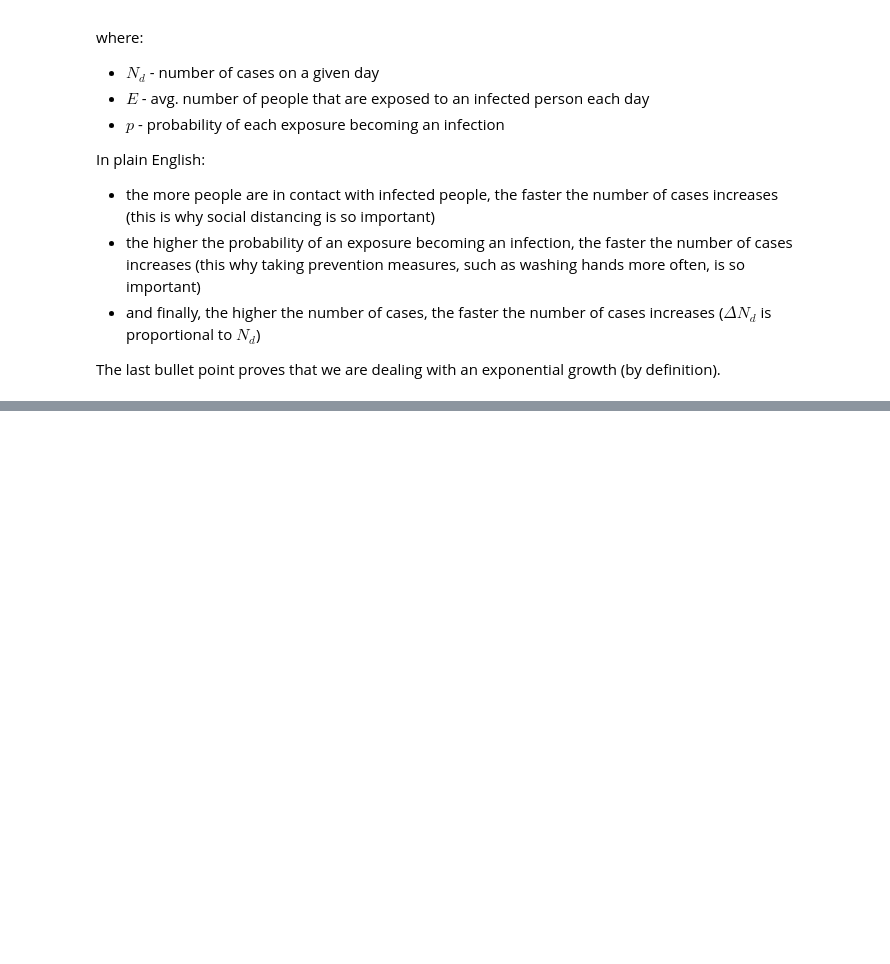
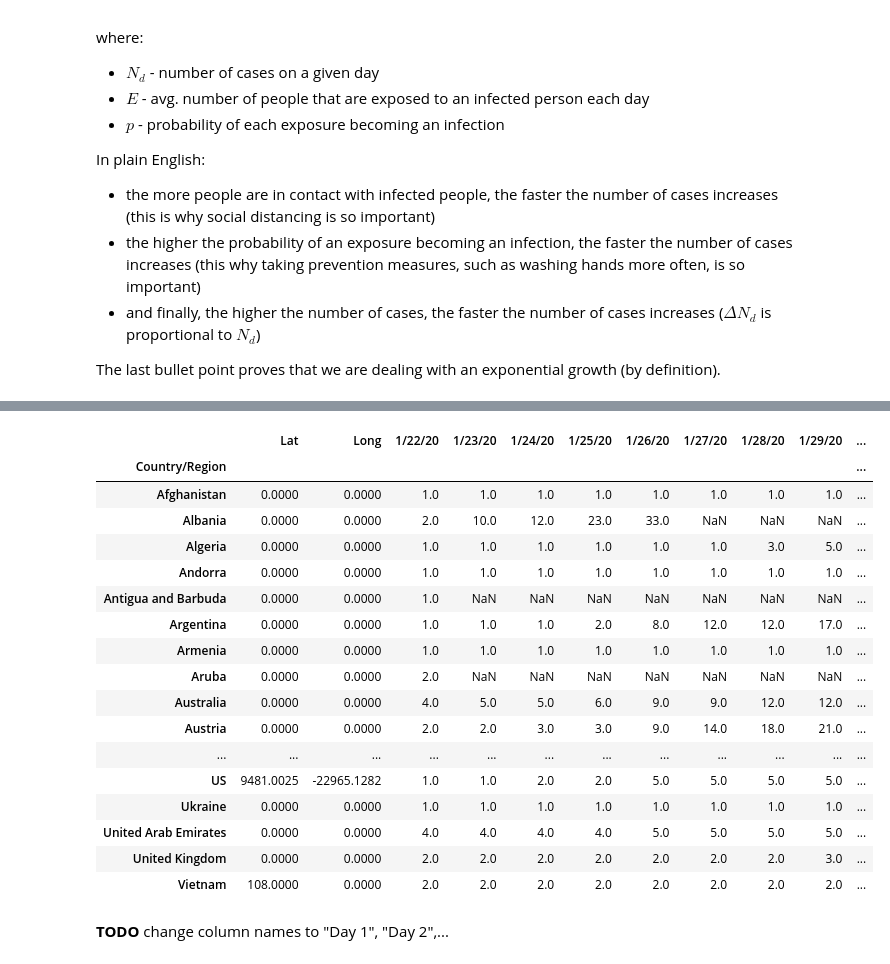
Before and after one commit to HSOFEUP/data-clinics, a Jupyter notebook: Clinic4/clinic4_BlazejDolicki.ipynb, the cells around one changed output, grey strips where cells are left out. Drawn from its saved outputs; the diff is of its cells as text; code cells hidden in the pictures; blank space fills up the shorter version.

Commit message:
Clinic 4 - created dataframe with all countries shifted to the first day with confirmed cases

```diff
--- a/Clinic4/clinic4_BlazejDolicki.ipynb
+++ b/Clinic4/clinic4_BlazejDolicki.ipynb
@@ -91,0 +91,2 @@ The last bullet point proves that we are dealing with an exponential growth (by
+# %%
+confirmed_per_country = confirmed.groupby(by='Country/Region').sum()
@@ -91,0 +105,9 @@ The last bullet point proves that we are dealing with an exponential growth (by
+# %%
+start_date = confirmed_per_country.mask(confirmed_per_country == 0).drop(['Lat', 'Long'], 1).apply(pd.Series.first_valid_index, 1)
+# %%
+dates = list(confirmed.columns[4:])
+# %%
+lag = pd.Series()
+for country in start_date.index:
+    lag = dates.index(start_date[country])
+    confirmed_per_country.loc[country,:] = pd.Series(confirmed_per_country.loc[country].to_frame().shift(periods=-lag).values.flatten(),index=confirmed_per_country.loc[country].index)
@@ -91,0 +132,23 @@ The last bullet point proves that we are dealing with an exponential growth (by
+# %%
+confirmed_per_country
+# %% [output]
+|  | Lat | Long | 1/22/20 | 1/23/20 | 1/24/20 | 1/25/20 | 1/26/20 | 1/27/20 | 1/28/20 | 1/29/20 | ... |
+| Country/Region |  |  |  |  |  |  |  |  |  |  | ... |
+| Afghanistan | 0.0000 | 0.0000 | 1.0 | 1.0 | 1.0 | 1.0 | 1.0 | 1.0 | 1.0 | 1.0 | ... |
+| Albania | 0.0000 | 0.0000 | 2.0 | 10.0 | 12.0 | 23.0 | 33.0 | NaN | NaN | NaN | ... |
+| Algeria | 0.0000 | 0.0000 | 1.0 | 1.0 | 1.0 | 1.0 | 1.0 | 1.0 | 3.0 | 5.0 | ... |
+| Andorra | 0.0000 | 0.0000 | 1.0 | 1.0 | 1.0 | 1.0 | 1.0 | 1.0 | 1.0 | 1.0 | ... |
+| Antigua and Barbuda | 0.0000 | 0.0000 | 1.0 | NaN | NaN | NaN | NaN | NaN | NaN | NaN | ... |
+| Argentina | 0.0000 | 0.0000 | 1.0 | 1.0 | 1.0 | 2.0 | 8.0 | 12.0 | 12.0 | 17.0 | ... |
+| Armenia | 0.0000 | 0.0000 | 1.0 | 1.0 | 1.0 | 1.0 | 1.0 | 1.0 | 1.0 | 1.0 | ... |
+| Aruba | 0.0000 | 0.0000 | 2.0 | NaN | NaN | NaN | NaN | NaN | NaN | NaN | ... |
+| Australia | 0.0000 | 0.0000 | 4.0 | 5.0 | 5.0 | 6.0 | 9.0 | 9.0 | 12.0 | 12.0 | ... |
+| Austria | 0.0000 | 0.0000 | 2.0 | 2.0 | 3.0 | 3.0 | 9.0 | 14.0 | 18.0 | 21.0 | ... |
+| ... | ... | ... | ... | ... | ... | ... | ... | ... | ... | ... | ... |
+| US | 9481.0025 | -22965.1282 | 1.0 | 1.0 | 2.0 | 2.0 | 5.0 | 5.0 | 5.0 | 5.0 | ... |
+| Ukraine | 0.0000 | 0.0000 | 1.0 | 1.0 | 1.0 | 1.0 | 1.0 | 1.0 | 1.0 | 1.0 | ... |
+| United Arab Emirates | 0.0000 | 0.0000 | 4.0 | 4.0 | 4.0 | 4.0 | 5.0 | 5.0 | 5.0 | 5.0 | ... |
+| United Kingdom | 0.0000 | 0.0000 | 2.0 | 2.0 | 2.0 | 2.0 | 2.0 | 2.0 | 2.0 | 3.0 | ... |
+| Vietnam | 108.0000 | 0.0000 | 2.0 | 2.0 | 2.0 | 2.0 | 2.0 | 2.0 | 2.0 | 2.0 | ... |
+# %% [markdown]
+**TODO** change column names to "Day 1", "Day 2",...
```
Also changed, not shown: parts of 5 cells of this notebook.
